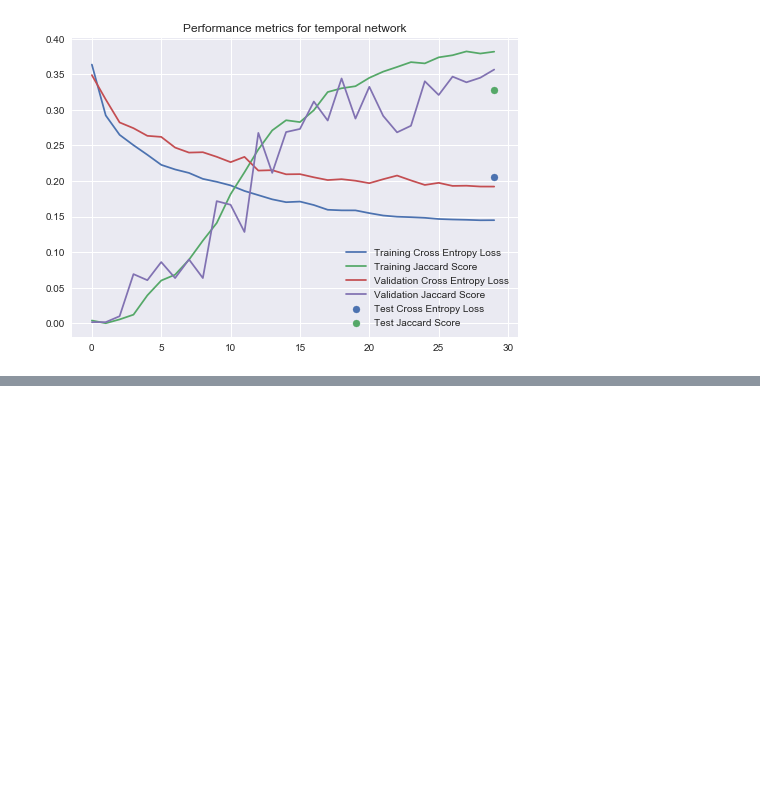
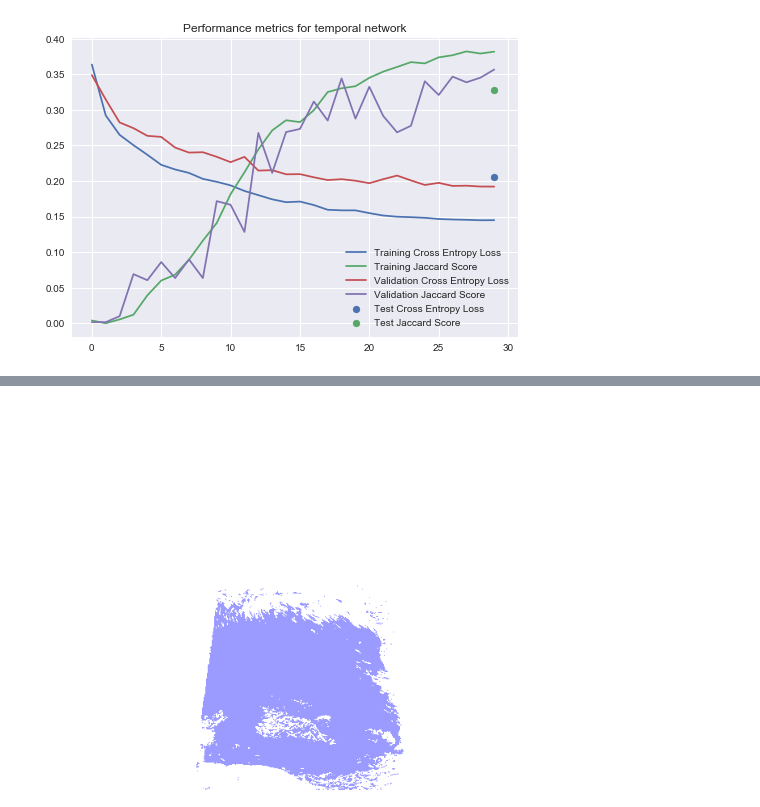
Before and after one commit to DanielPolatajko/ivcproject, a Jupyter notebook: Graphing.ipynb, the cells around one changed output, grey strips where cells are left out. Saved outputs shown, nothing was run; the diff lists cells and outputs as text; code cells hidden in the pictures; blank space fills up the shorter version.

```diff
--- a/Graphing.ipynb
+++ b/Graphing.ipynb
@@ -63,0 +100,4 @@ plt.legend()
+# %%
+kmmask2
+# %% [output]
+[figure, added]
```
Also changed, not shown: parts of 17 cells of this notebook, 2 other files.
